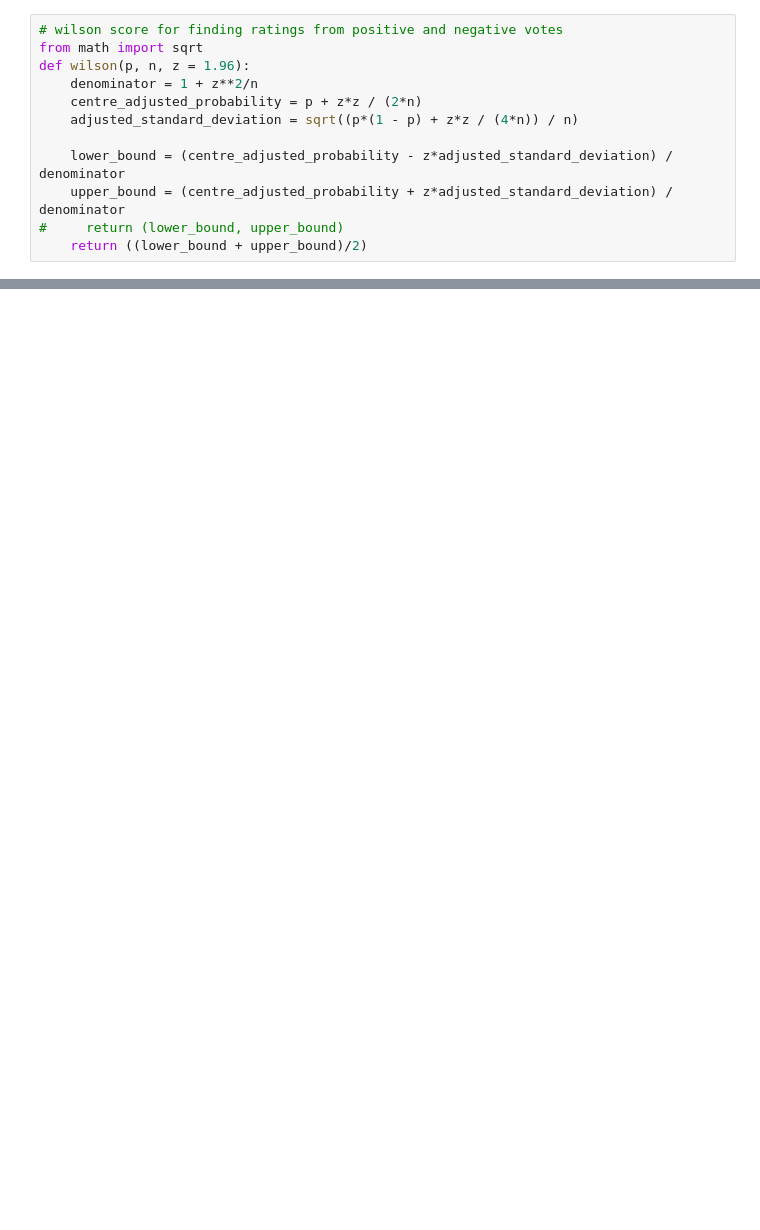
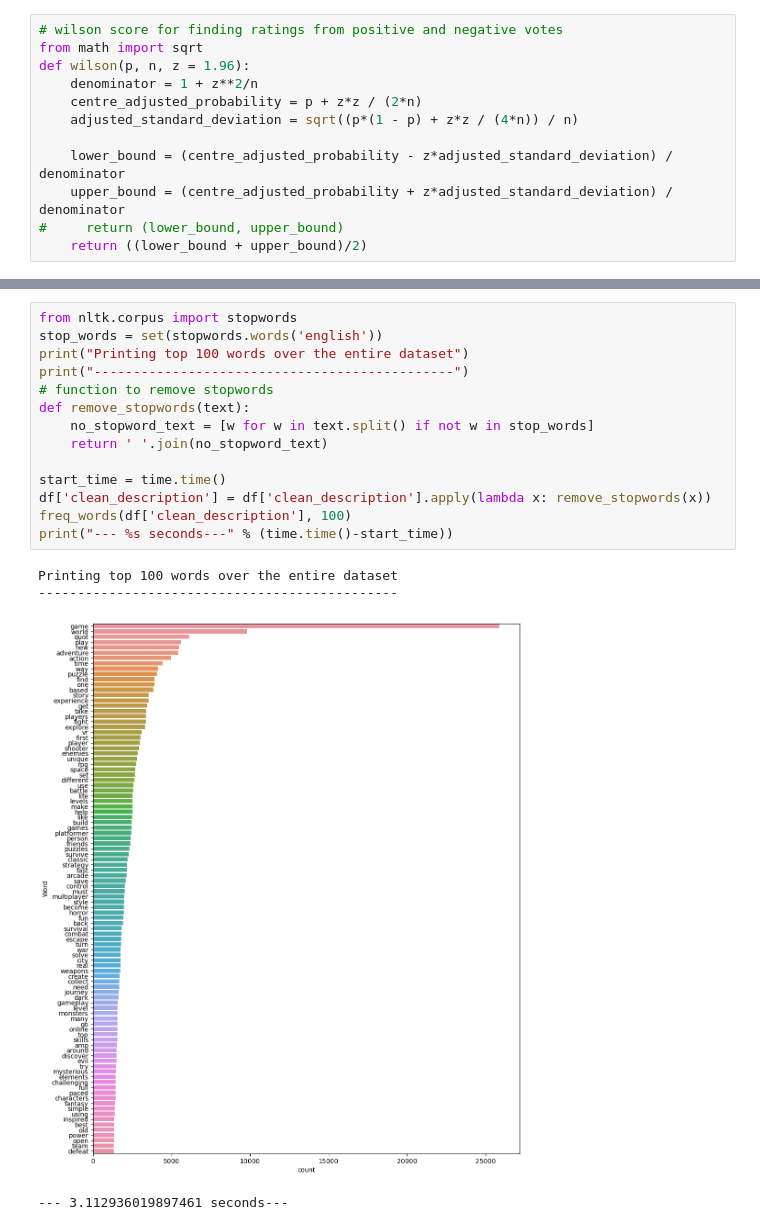
Before and after one commit to ZahraS98/IUI-Project, a Jupyter notebook: newDatasetPlayground.ipynb, the cells around one changed output, grey strips where cells are left out. Saved outputs shown, nothing was run; the diff lists cells and outputs as text; blank space fills up the shorter version.

```diff
--- a/newDatasetPlayground.ipynb
+++ b/newDatasetPlayground.ipynb
@@ -84,0 +173,19 @@ display(steam_2022.sample(5))
+# %%
+from nltk.corpus import stopwords
+stop_words = set(stopwords.words('english'))
+print("Printing top 100 words over the entire dataset")
+print("----------------------------------------------")
+# function to remove stopwords
+def remove_stopwords(text):
+    no_stopword_text = [w for w in text.split() if not w in stop_words]
+    return ' '.join(no_stopword_text)
+
+start_time = time.time()
+df['clean_description'] = df['clean_description'].apply(lambda x: remove_stopwords(x))
+freq_words(df['clean_description'], 100)
+print("--- %s seconds---" % (time.time()-start_time))
+# %% [output]
+Printing top 100 words over the entire dataset
+----------------------------------------------
+[figure, added]
+--- 3.112936019897461 seconds---
```
Also changed, not shown: parts of 23 cells of this notebook.
